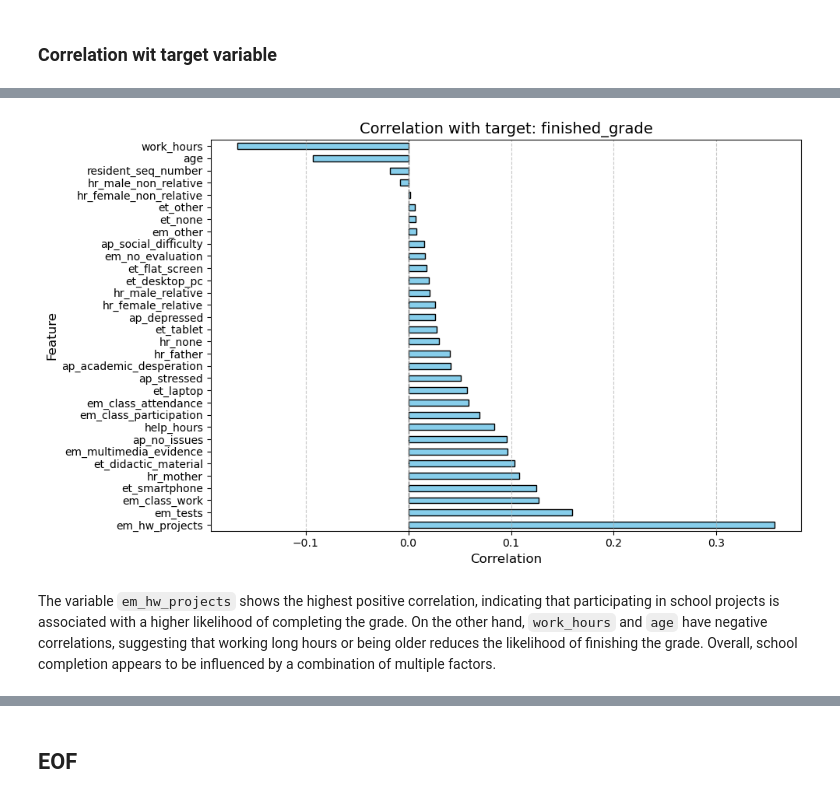
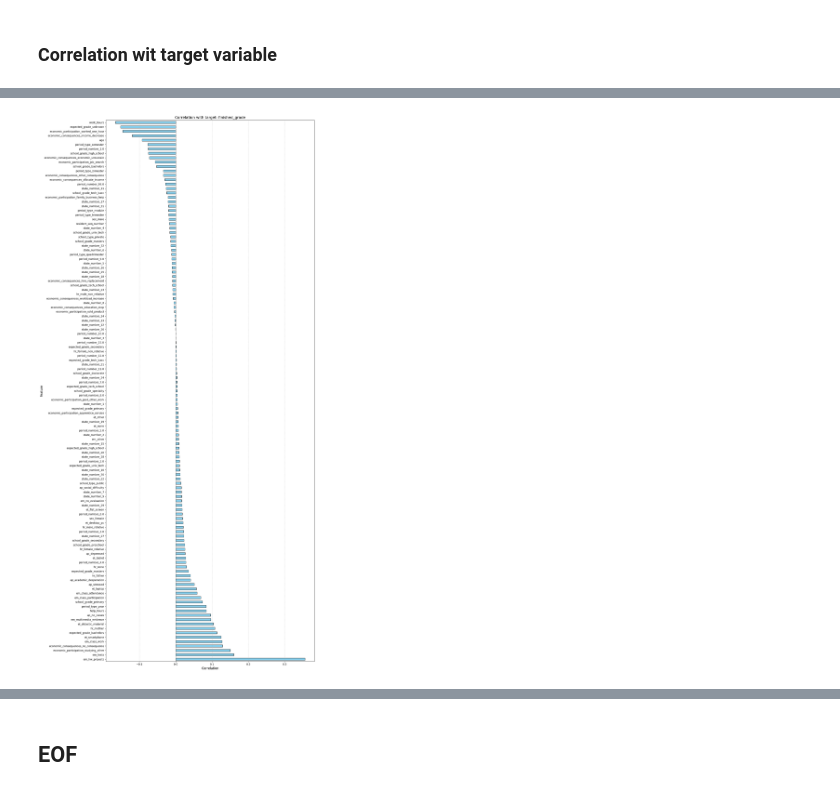
Before and after one commit to Maxkaizo/---_-ML-Zoomcamp-2024, a Jupyter notebook: eda.ipynb, the cells around one changed output, grey strips where cells are left out. Drawn from its saved outputs; the diff is of its cells as text; code cells hidden in the pictures.

```diff
--- a/eda.ipynb
+++ b/eda.ipynb
@@ -621,17 +622,17 @@ At this point, what really stands out to me here is that the `finished_grade` va
 import matplotlib.pyplot as plt
 
 # calculate correlation
-correlacion_objetivo = df.corr()['finished_grade'].drop('finished_grade').sort_values(ascending=False)
+correlacion_objetivo = df_dummies.corr()['finished_grade'].drop('finished_grade').sort_values(ascending=False)
 
 # plot
-plt.figure(figsize=(10, 6))
+plt.figure(figsize=(15, 30))
 correlacion_objetivo.plot(kind='barh', color='skyblue', edgecolor='black')
 
-# grpah settings
+# graph settings
 plt.title('Correlation with target: finished_grade', fontsize=14)
 plt.xlabel('Correlation', fontsize=12)
 plt.ylabel('Feature', fontsize=12)
-plt.axvline(0, color='gray', linestyle='--', linewidth=1)  # Línea en el eje 0
+plt.axvline(0, color='gray', linestyle='--', linewidth=1)
 plt.grid(axis='x', linestyle='--', alpha=0.7)
 plt.tight_layout()
 
@@ -642,3 +642 @@ The default value of numeric_only in DataFrame.corr is deprecated. In a future v
-[figure, old version]
+[figure, new version]
-# %% [markdown]
-The variable `em_hw_projects` shows the highest positive correlation, indicating that participating in school projects is associated with a higher likelihood of completing the grade. On the other hand, `work_hours` and `age` have negative correlations, suggesting that working long hours or being older reduces the likelihood of finishing the grade. Overall, school completion appears to be influenced by a combination of multiple factors.
```
Also changed, not shown: parts of 18 cells of this notebook.
